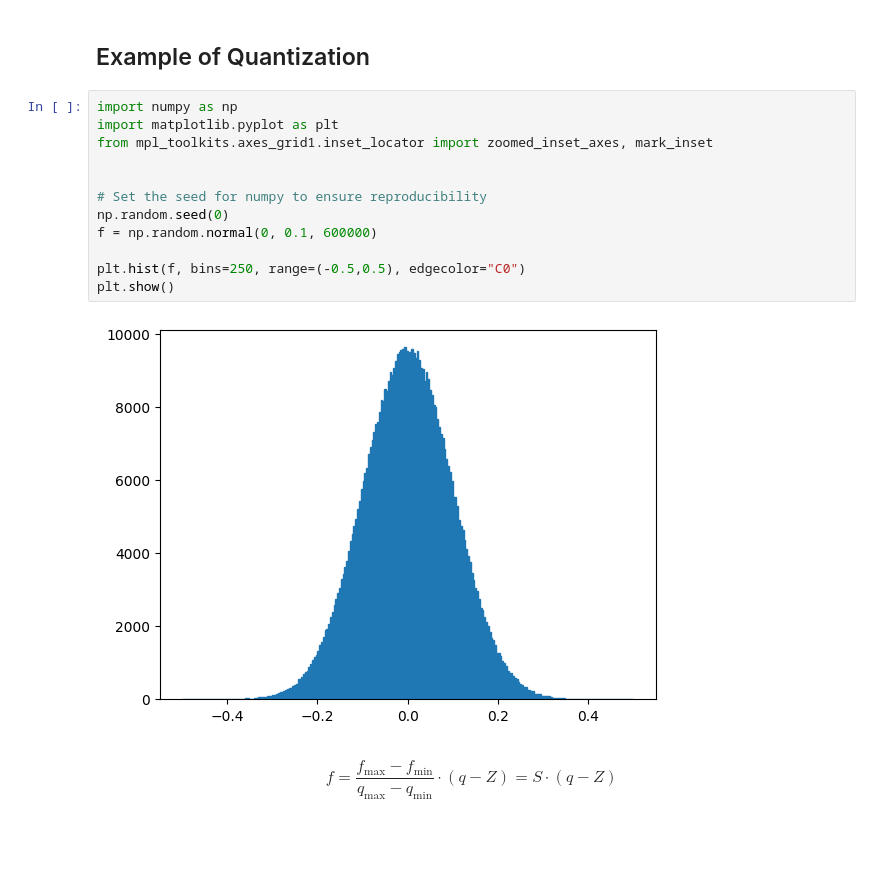
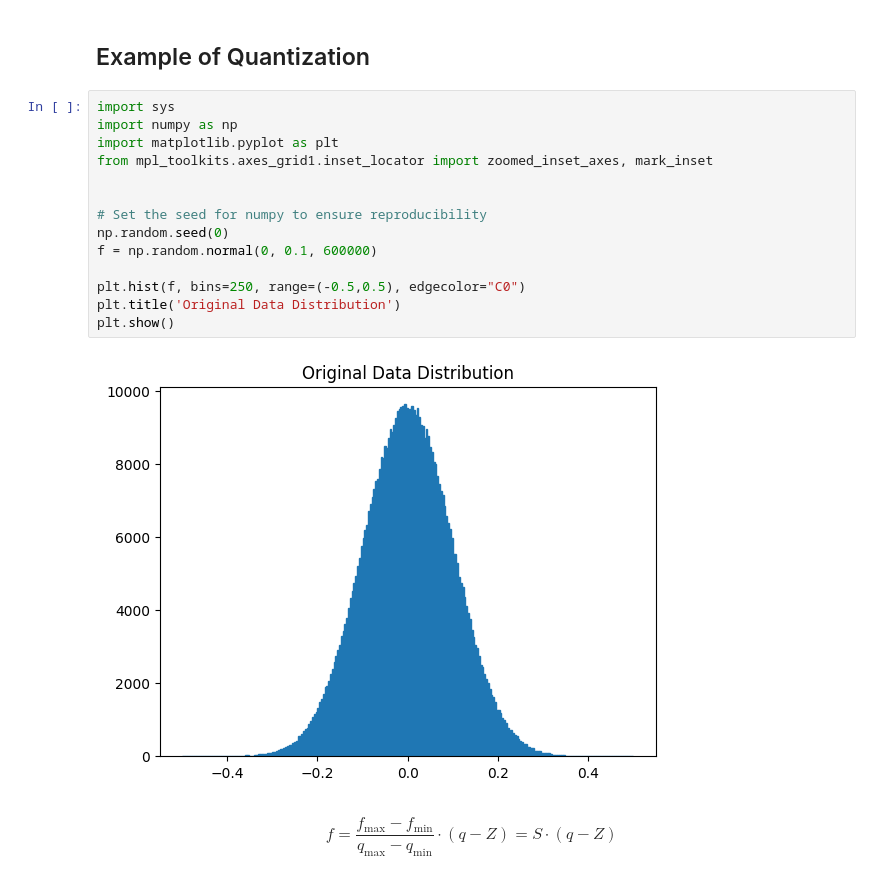
Before and after one commit to JamesPsh/CodeSnippets, a Jupyter notebook: FastQuantizationExamples/FastQuantizationExamples.ipynb, the cells around one changed output. Drawn from its saved outputs; the diff is of its cells as text; blank space fills up the shorter version.

```diff
--- a/FastQuantizationExamples/FastQuantizationExamples.ipynb
+++ b/FastQuantizationExamples/FastQuantizationExamples.ipynb
@@ -1,19 +1,21 @@
 # %% [markdown]
 ## Example of Quantization
 # %%
+import sys
 import numpy as np
 import matplotlib.pyplot as plt
 from mpl_toolkits.axes_grid1.inset_locator import zoomed_inset_axes, mark_inset
 
 
 # Set the seed for numpy to ensure reproducibility
 np.random.seed(0)
 f = np.random.normal(0, 0.1, 600000)
 
 plt.hist(f, bins=250, range=(-0.5,0.5), edgecolor="C0")
+plt.title('Original Data Distribution')
 plt.show()
 # %% [output]
-[figure, old version]
+[figure, new version]
 # %% [markdown]
 $$ f  = \frac{{f_{\text{{max}}} - f_{\text{{min}}}}}{{q_{\text{{max}}} - q_{\text{{min}}}}} \cdot (q - Z) = S \cdot (q - Z) $$
 # %%
```
Also changed, not shown: parts of 2 cells of this notebook.
